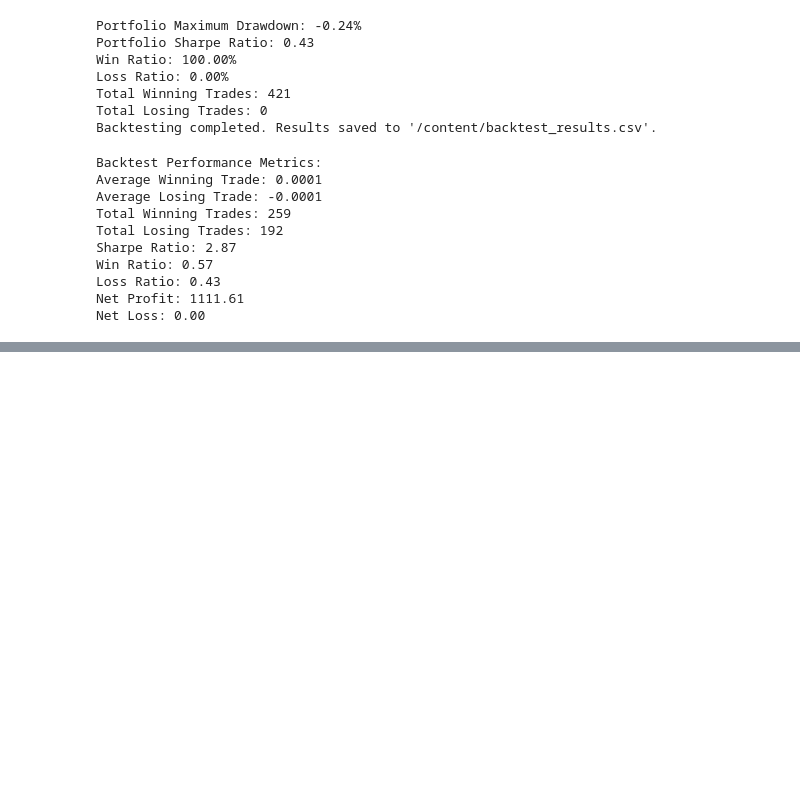
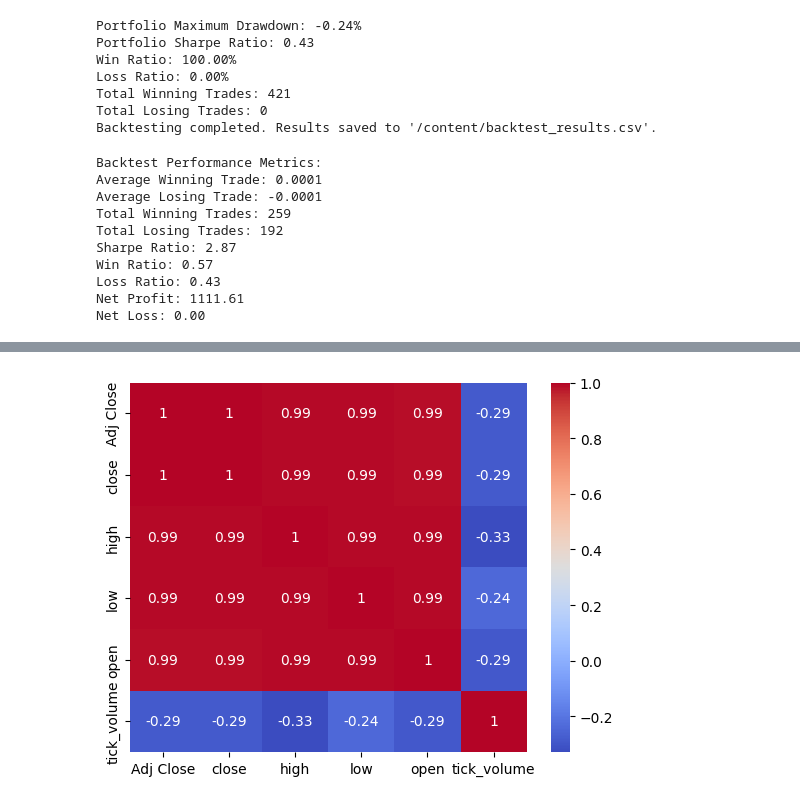
Before and after one commit to godwins3/PAfTA, a Jupyter notebook: notebooks/Nexo.ipynb, the cells around one changed output, grey strips where cells are left out. Drawn from its saved outputs; the diff is of its cells as text; code cells hidden in the pictures; blank space fills up the shorter version.

```diff
--- a/notebooks/Nexo.ipynb
+++ b/notebooks/Nexo.ipynb
@@ -942,0 +997,6 @@ Net Loss: 0.00
+# %%
+corr_matrix = df[['Adj Close', 'close', 'high', 'low', 'open', 'tick_volume']].corr()
+sns.heatmap(corr_matrix, annot=True, cmap='coolwarm')
+plt.show()
+# %% [output]
+[figure, added]
```
Also changed, not shown: parts of 27 cells of this notebook.
